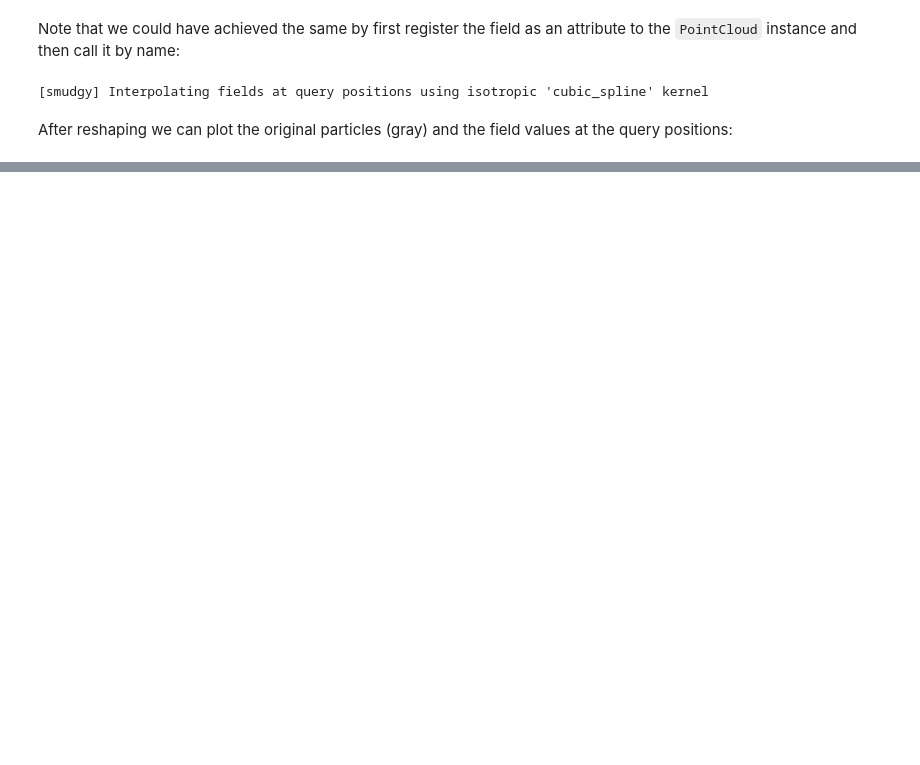
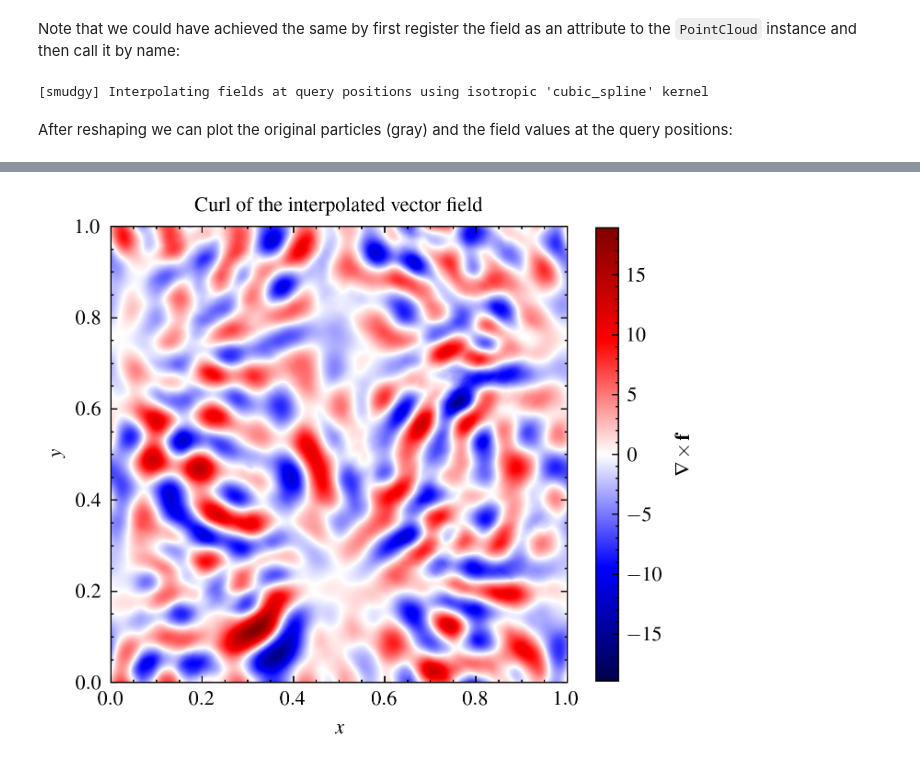
Before and after one commit to maurbe/smudgy, a Jupyter notebook: docs/tutorials/interpolation/walkthrough.ipynb, the cells around one changed output, grey strips where cells are left out. Cells and saved outputs as stored; diff of their text form; code cells hidden in the pictures; blank space fills up the shorter version.

```diff
--- a/docs/tutorials/interpolation/walkthrough.ipynb
+++ b/docs/tutorials/interpolation/walkthrough.ipynb
@@ -132,0 +218,15 @@ plt.show()
+# %%
+image = curls[:, 0].reshape((nx, ny)).T
+
+fig, ax = plt.subplots(figsize=(4, 4))
+im = ax.imshow(image, origin='lower', extent=(0, boxsize, 0, boxsize), cmap='seismic', norm=colors.CenteredNorm())
+cax = plt.colorbar(im, ax=ax, shrink=0.8)
+cax.set_label(r'$\nabla \times \mathbf{f}$')
+
+ax.set_title('Curl of the interpolated vector field')
+ax.set_xlabel(r'$x$')
+ax.set_ylabel(r'$y$')
+
+plt.show()
+# %% [output]
+[figure, added]
```
Also changed, not shown: parts of 15 cells of this notebook, 3 other files.
